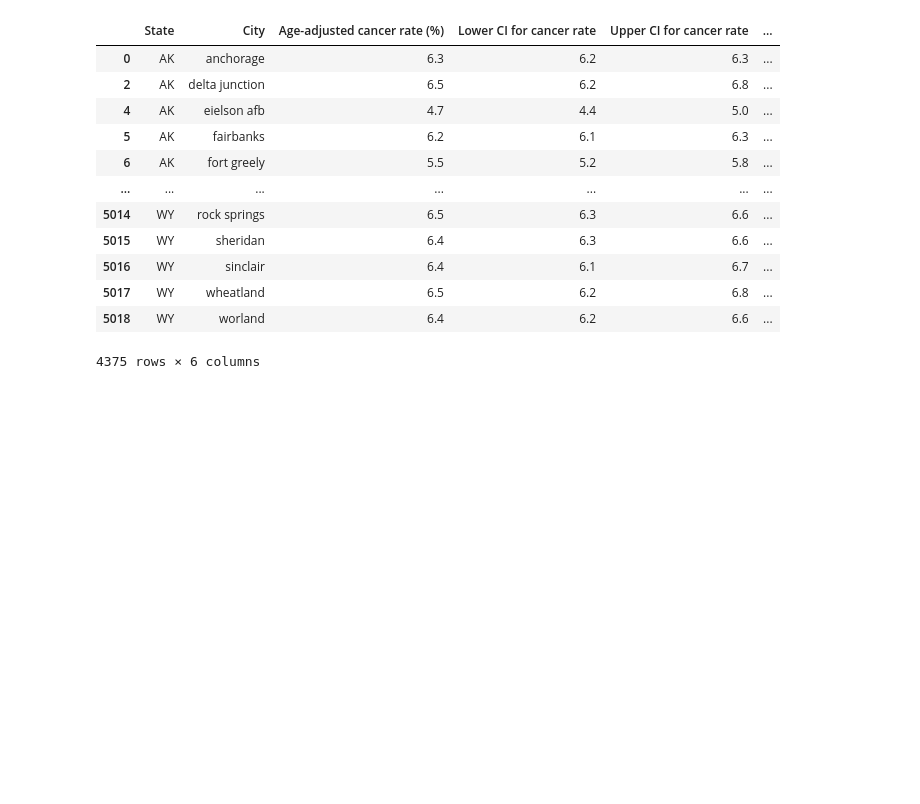
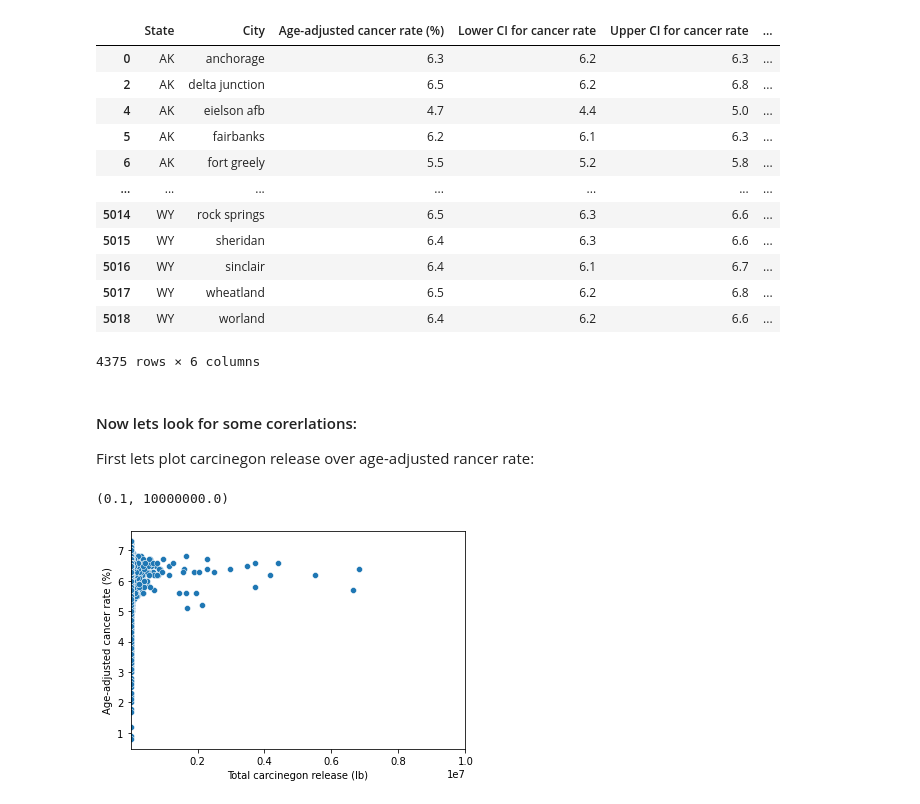
Before and after one commit to matthewueckermann/CISC367Final, a Jupyter notebook: messyNotebook.ipynb, the cells around one changed output. Drawn from its saved outputs; the diff is of its cells as text; code cells hidden in the pictures; blank space fills up the shorter version.

Commit message:
committing for first time in a bit

```diff
--- a/messyNotebook.ipynb
+++ b/messyNotebook.ipynb
@@ -141,6 +166,6 @@ combined_cancer = pd.merge(df_cancerData_important, df_carcinogen_by_loc, left_o
 # %%
 combined_cancer = combined_cancer.dropna()
-combined_cancer = combined_cancer.drop(columns=['index','8. ST','6. CITY'],index=1)
+combined_cancer = combined_cancer.drop(columns=['8. ST','6. CITY'],index=1)
 # %%
 newLabels = ["State","City","Age-adjusted cancer rate (%)", "Lower CI for cancer rate","Upper CI for cancer rate","Total carcinegon release (lb)"]
 # %%
@@ -164,0 +188,10 @@ combined_cancer
+# %% [markdown]
+#### Now lets look for some corerlations:
+
+First lets plot carcinegon release over age-adjusted rancer rate:
+# %%
+sb.scatterplot(y='Age-adjusted cancer rate (%)',x='Total carcinegon release (lb)', data=combined_cancer)
+plt.xlim(0.1,10000000)
+# %% [output]
+(0.1, 10000000.0)
+[figure, added]
```
Also changed, not shown: parts of 42 cells of this notebook.
